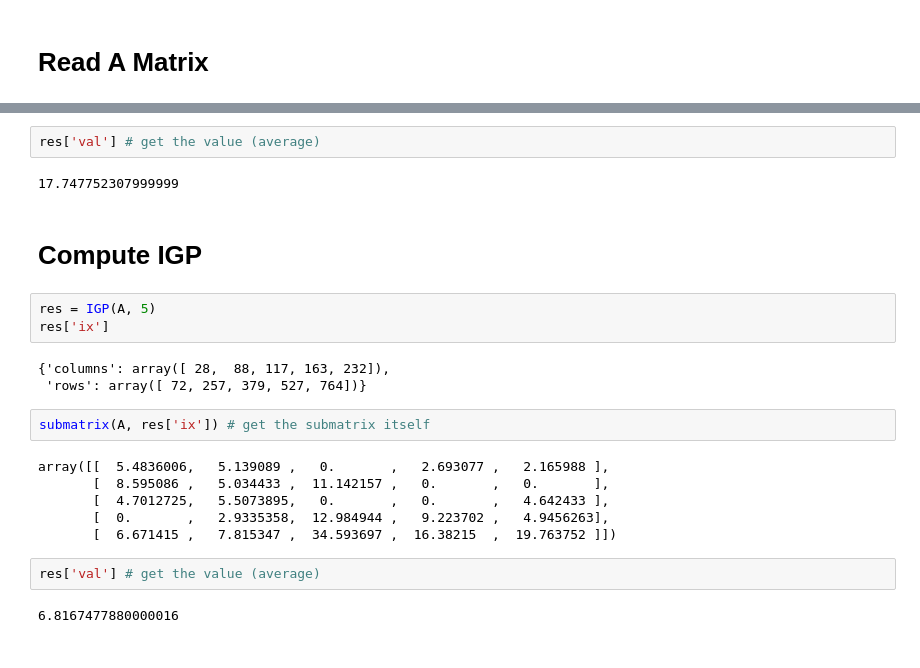
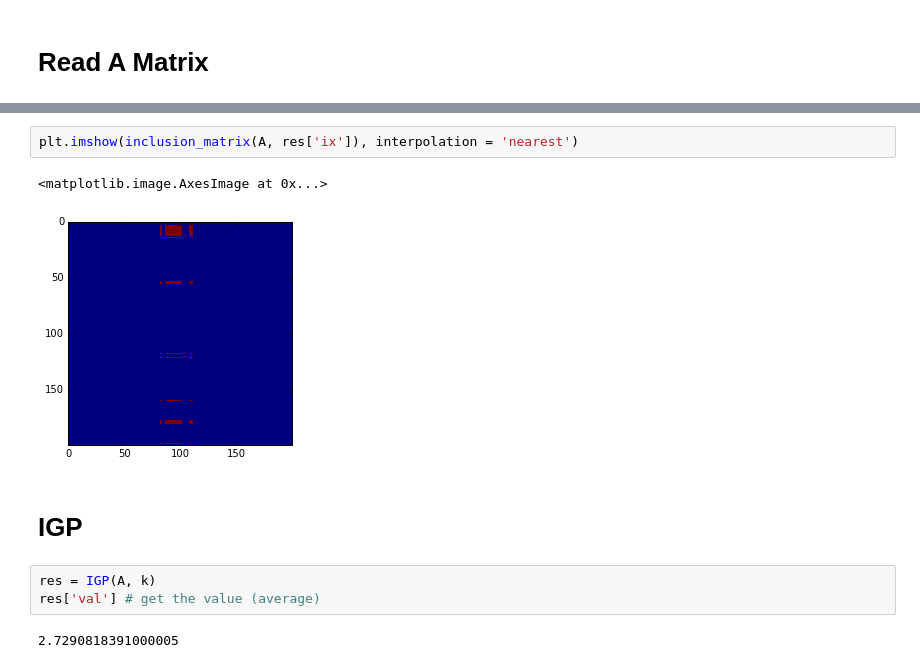
Before and after one commit to PhilChodrow/largest_submatrix, a Jupyter notebook: Examples.ipynb, the cells around one changed output, grey strips where cells are left out. Cells and saved outputs as stored; diff of their text form.

```diff
--- a/Examples.ipynb
+++ b/Examples.ipynb
@@ -35,24 +31,12 @@ array([[   0.       ,    0.       ,    0.       ,   36.214836 ,   31.886011 ],
+# %%
+plt.imshow(inclusion_matrix(A, res['ix']), interpolation = 'nearest')
+# %% [output]
+<matplotlib.image.AxesImage at 0x...>
+[figure, added]
+# %% [markdown]
+# IGP
 # %%
+res = IGP(A, k)
 res['val'] # get the value (average)
 # %% [output]
-17.747752307999999
+2.7290818391000005
-# %% [markdown]
-# Compute IGP
-# %%
-res = IGP(A, 5)
-res['ix']
-# %% [output]
-{'columns': array([ 28,  88, 117, 163, 232]),
- 'rows': array([ 72, 257, 379, 527, 764])}
-# %%
-submatrix(A, res['ix']) # get the submatrix itself
-# %% [output]
-array([[  5.4836006,   5.139089 ,   0.       ,   2.693077 ,   2.165988 ],
-       [  8.595086 ,   5.034433 ,  11.142157 ,   0.       ,   0.       ],
-       [  4.7012725,   5.5073895,   0.       ,   0.       ,   4.642433 ],
-       [  0.       ,   2.9335358,  12.984944 ,   9.223702 ,   4.9456263],
-       [  6.671415 ,   7.815347 ,  34.593697 ,  16.38215  ,  19.763752 ]])
-# %%
-res['val'] # get the value (average)
-# %% [output]
-6.8167477880000016
```
Also changed, not shown: parts of 11 cells of this notebook, 2 other files.
